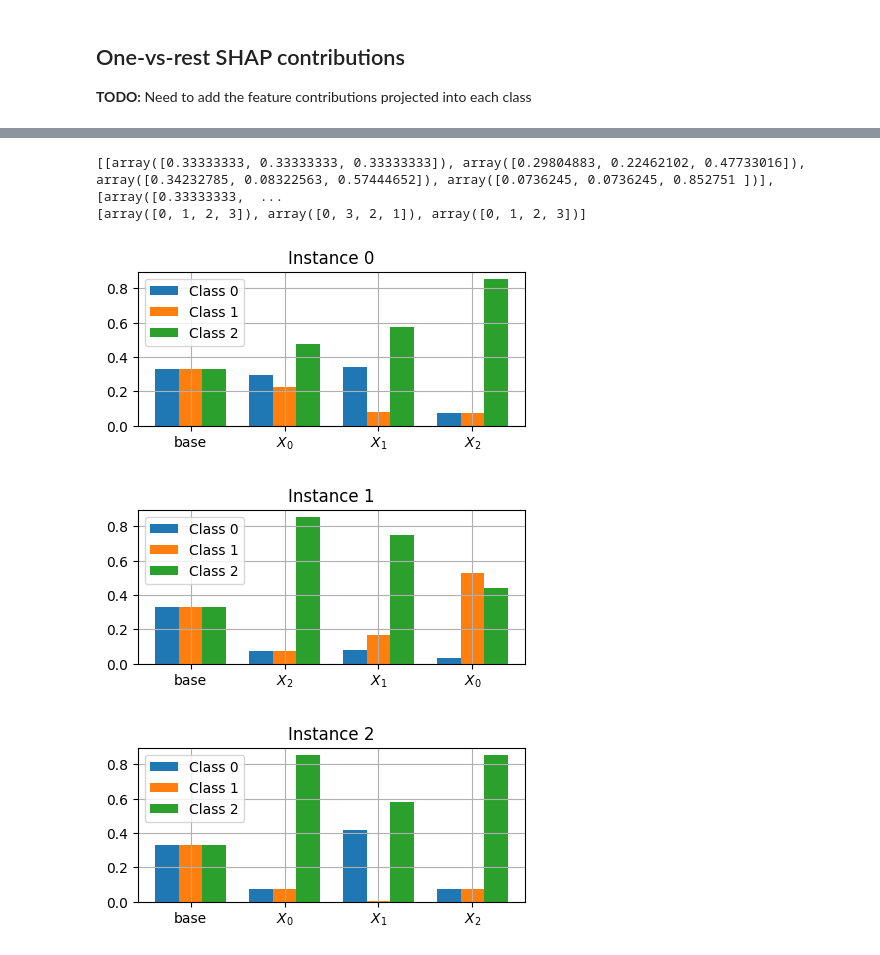
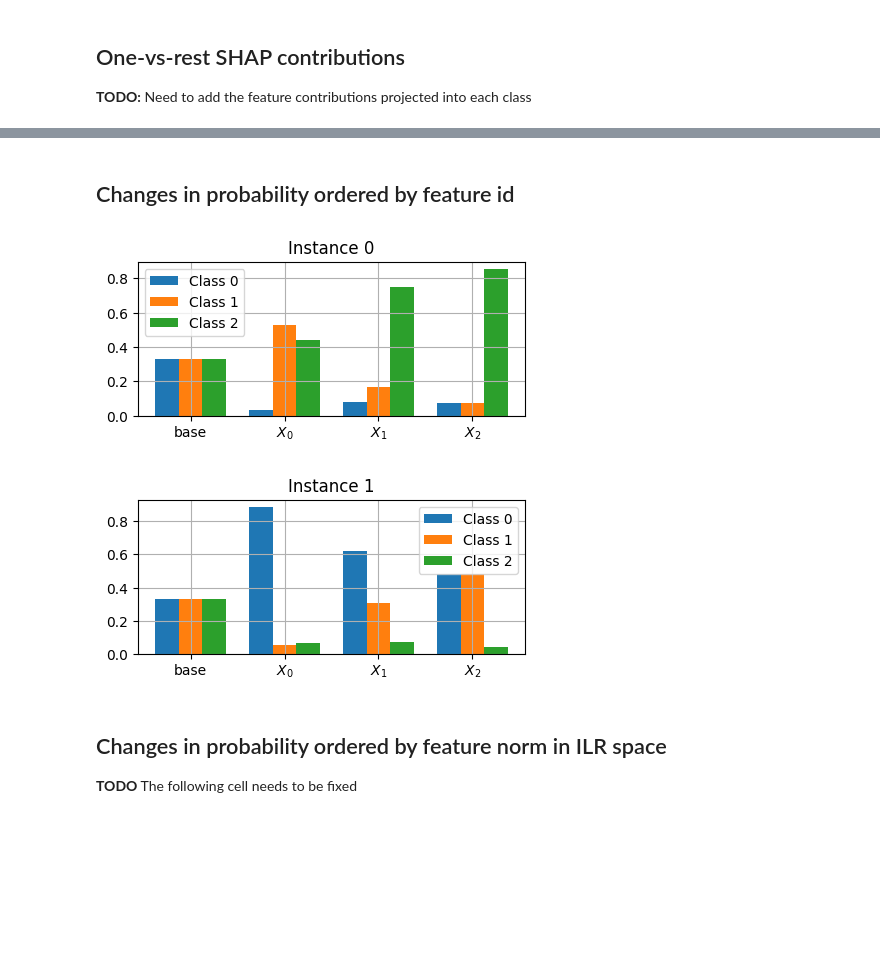
Before and after one commit to shapley-composition/ecai-2024-code-and-exp, a Jupyter notebook: toy_example_in_ilr_and_shap.ipynb, the cells around one changed output, grey strips where cells are left out. Cells and saved outputs as stored; diff of their text form; code cells hidden in the pictures; blank space fills up the shorter version.

```diff
--- a/toy_example_in_ilr_and_shap.ipynb
+++ b/toy_example_in_ilr_and_shap.ipynb
@@ -115,15 +115,18 @@ inst_ilr_tip_list = [[rotate([0.5, 0.2], 30),
                   rotate([2, 0], 30)]]
 
 inst_ilr_tip_list = [
-     [np.array([0.2, -0.5]),
-      np.array([1, -1]),
-      np.array([0, -2])],
+#     [np.array([0.2, -0.5]),
+#      np.array([1, -1]),
+#      np.array([0, -2])],
+#     [np.array([0, -2]),
+#      np.array([3, -2]),
+#      np.array([0, -2])],
      [np.array([-2, -1]),
       np.array([-0.5, -1.5]),
       np.array([0, -2])],
-     [np.array([0, -2]),
-      np.array([3, -2]),
-      np.array([0, -2])],
+    [np.array([2, 1]),
+      np.array([0.5, 1.5]),
+      np.array([0, 2])],
      #[np.array([0, -2]),
      # rotate([0, -2], -60),
      # np.array([0, 0])],
@@ -480,17 +467,16 @@ Shapley values for this class = [0.1052549  0.3084221  0.10574066]
+# %% [markdown]
+## Changes in probability ordered by feature id
 # %%
 inst_prob_tip_with_base_list = [[base_prob, ] + inst_list for inst_list in inst_prob_tip_list]
 
-inst_norm_order_list_with_base = [np.concatenate([[0], order_vector+1]) for order_vector in inst_norm_order_list]
-print(inst_prob_tip_with_base_list)
-print(inst_norm_order_list_with_base)
 fig_list = plot_shapley_instances_bars(inst_prob_tip_with_base_list,
-                                       feat_names=['base', ] + [f"$X_{j}$" for j in range(len(inst_prob_tip_list[0]))],
-                                       order_list=inst_norm_order_list_with_base)
+                                       feat_names=['base', ] + [f"$X_{j}$" for j in range(len(inst_prob_tip_list[0]))])
 for i, fig in enumerate(fig_list):
     fig.savefig(os.path.join(out_dir, f'comp_shap_cum_inst_{i}'), dpi=300, bbox_inches='tight')
 # %% [output]
-[[array([0.33333333, 0.33333333, 0.33333333]), array([0.29804883, 0.22462102, 0.47733016]), array([0.34232785, 0.08322563, 0.57444652]), array([0.0736245, 0.0736245, 0.852751 ])], [array([0.33333333,  ...
-[array([0, 1, 2, 3]), array([0, 3, 2, 1]), array([0, 1, 2, 3])]
-[figure, old version]
+[figure, new version]
-[figure, old version]
+[figure, new version]
-[figure, removed]
+# %% [markdown]
+## Changes in probability ordered by feature norm in ILR space
+
+**TODO** The following cell needs to be fixed
```
Also changed, not shown: parts of 15 cells of this notebook.
